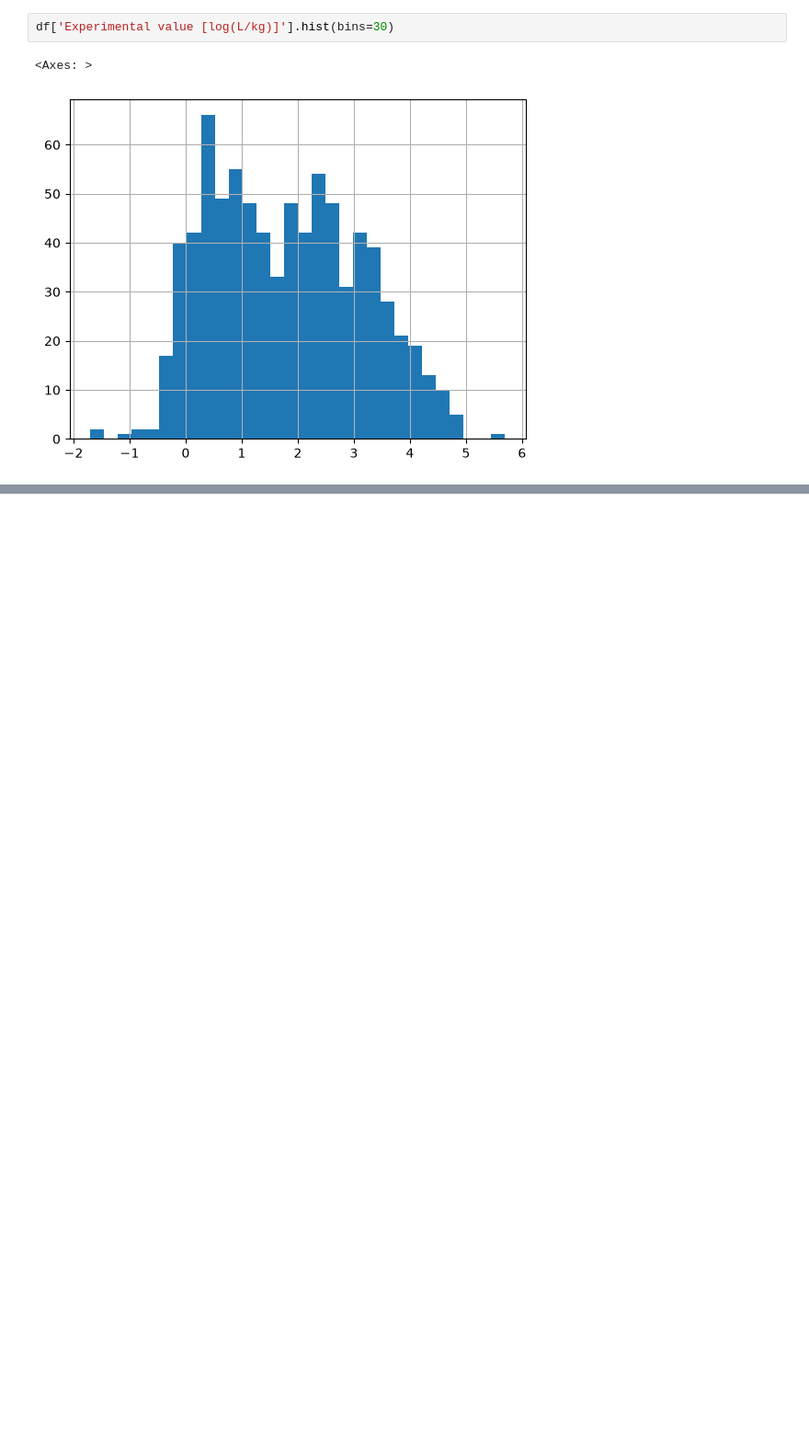
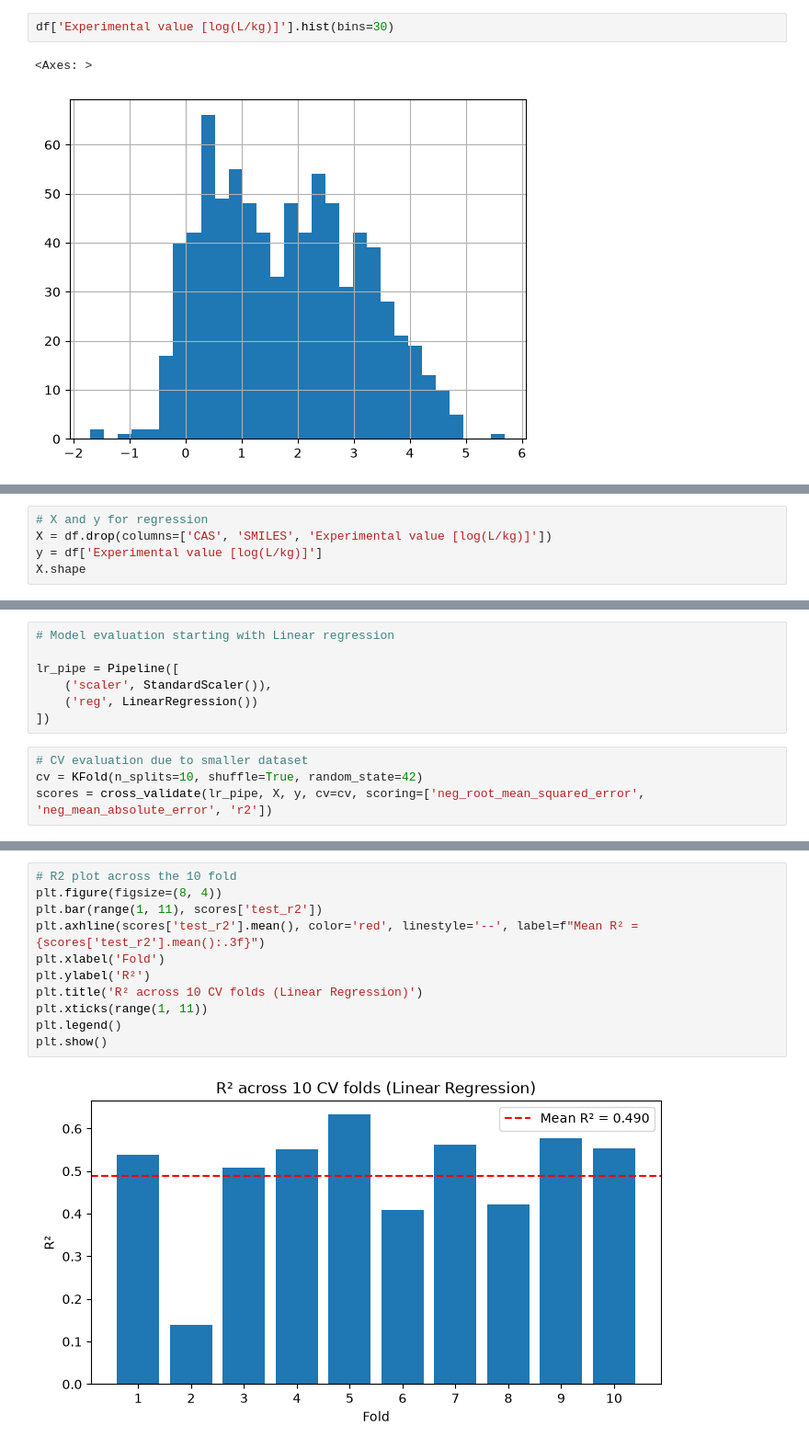
Before and after one commit to BoniYu/mutagenicity_knn, a Jupyter notebook: notebooks/bcf_regression.ipynb, the cells around one changed output, grey strips where cells are left out. Shown at 92% size. Cells and saved outputs as stored; diff of their text form; blank space fills up the shorter version.

Commit message:
KNN is done. Random forest and XG boosting is started.

```diff
--- a/notebooks/bcf_regression.ipynb
+++ b/notebooks/bcf_regression.ipynb
@@ -134,0 +163,5 @@ df.groupby(df['Experimental value [log(L/kg)]'] > 2)[['fr_COO', 'fr_COO2']].mean
+# %%
+# X and y for regression
+X = df.drop(columns=['CAS', 'SMILES', 'Experimental value [log(L/kg)]'])
+y = df['Experimental value [log(L/kg)]']
+X.shape
@@ -134,0 +170,11 @@ df.groupby(df['Experimental value [log(L/kg)]'] > 2)[['fr_COO', 'fr_COO2']].mean
+# %%
+# Model evaluation starting with Linear regression
+
+lr_pipe = Pipeline([
+    ('scaler', StandardScaler()),
+    ('reg', LinearRegression())
+])
+# %%
+# CV evaluation due to smaller dataset
+cv = KFold(n_splits=10, shuffle=True, random_state=42)
+scores = cross_validate(lr_pipe, X, y, cv=cv, scoring=['neg_root_mean_squared_error', 'neg_mean_absolute_error', 'r2'])
@@ -134,0 +189,13 @@ df.groupby(df['Experimental value [log(L/kg)]'] > 2)[['fr_COO', 'fr_COO2']].mean
+# %%
+# R2 plot across the 10 fold
+plt.figure(figsize=(8, 4))
+plt.bar(range(1, 11), scores['test_r2'])
+plt.axhline(scores['test_r2'].mean(), color='red', linestyle='--', label=f"Mean R² = {scores['test_r2'].mean():.3f}")
+plt.xlabel('Fold')
+plt.ylabel('R²')
+plt.title('R² across 10 CV folds (Linear Regression)')
+plt.xticks(range(1, 11))
+plt.legend()
+plt.show()
+# %% [output]
+[figure, added]
```
Also changed, not shown: parts of 17 cells of this notebook, 1 other file.
